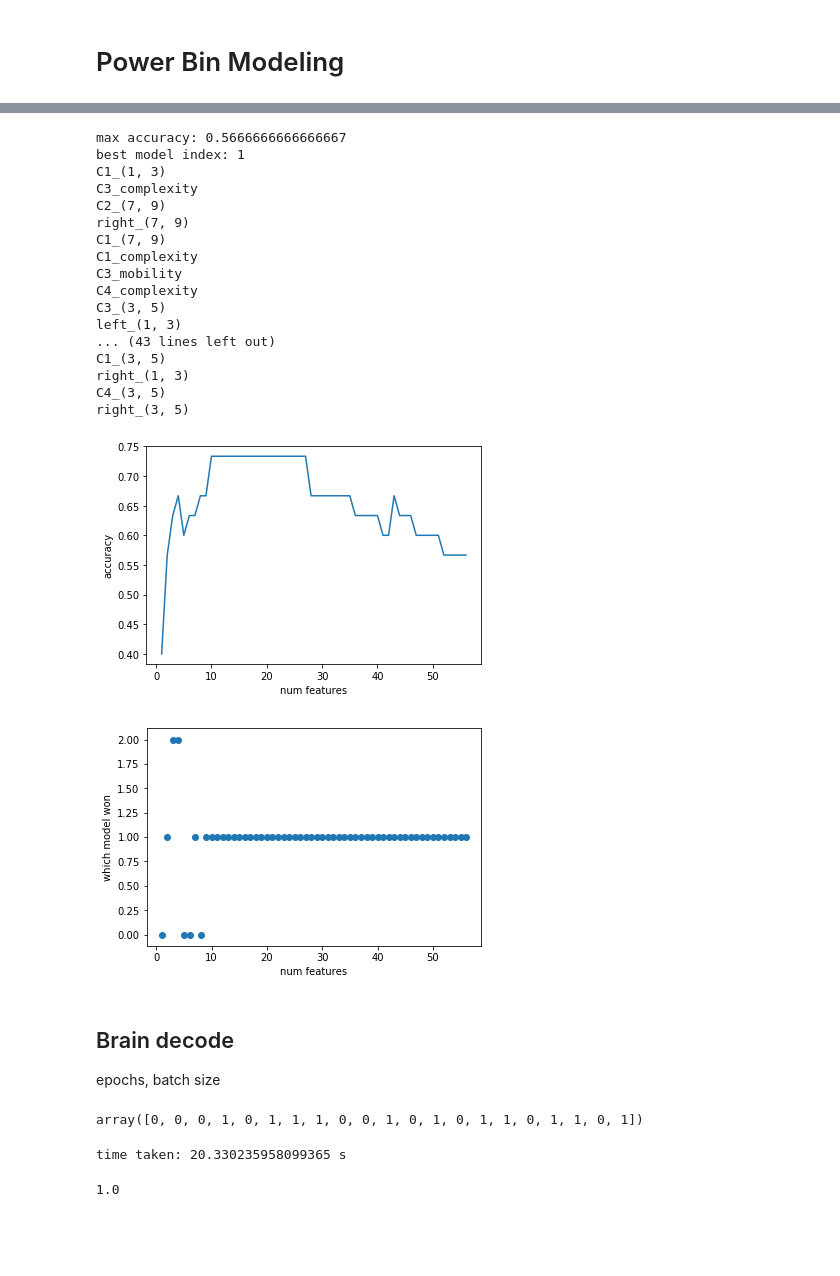
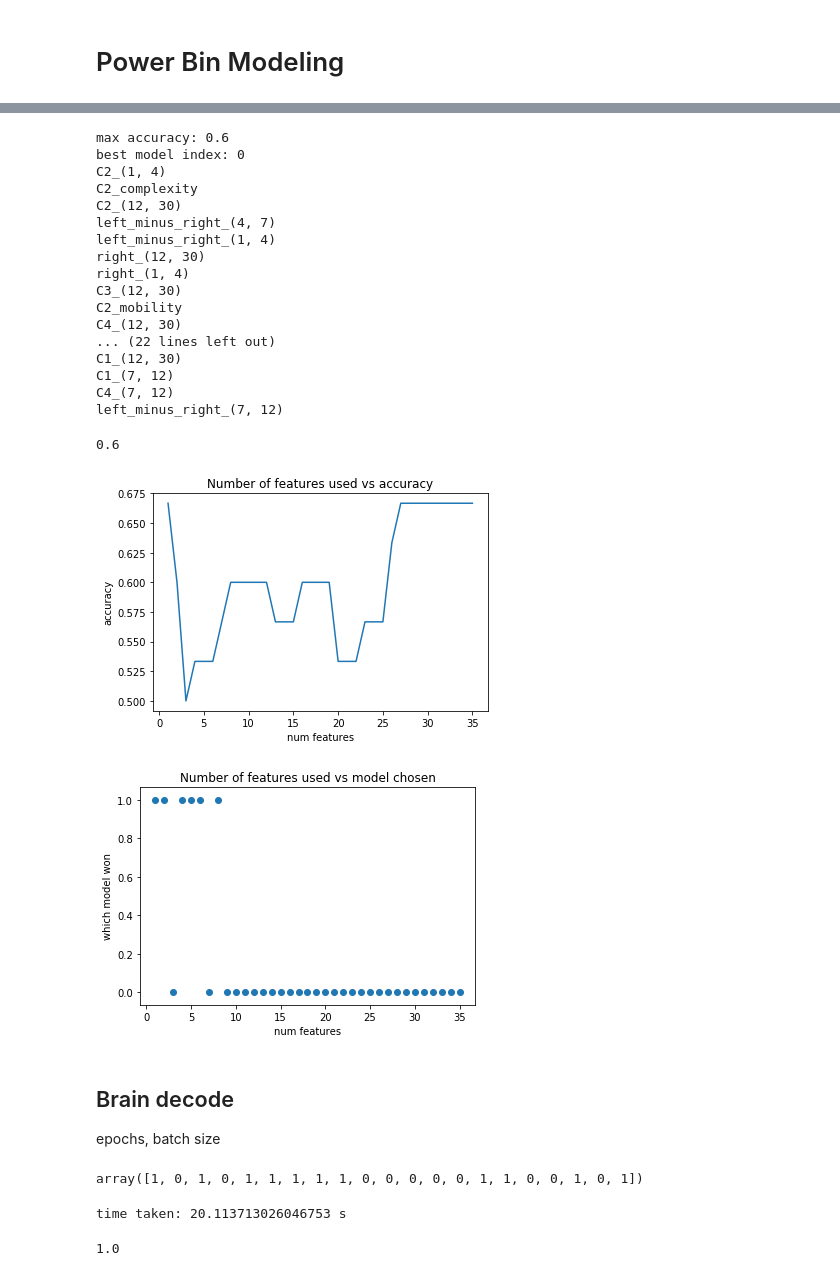
Before and after one commit to NeuroTech-UCSD/Motor-Imagery-App-Project, a Jupyter notebook: ML/Self-Recorded_Modeling.ipynb, the cells around one changed output, grey strips where cells are left out. Cells and saved outputs as stored; diff of their text form; code cells hidden in the pictures; blank space fills up the shorter version.

Commit message:
Rerun with 15_motorvis dataset

```diff
--- a/ML/Self-Recorded_Modeling.ipynb
+++ b/ML/Self-Recorded_Modeling.ipynb
@@ -94,8 +94,8 @@ class myModel:
 ## Load Data
 # %%
 ## Loading data without EMG
-eeg_filename = "./data/self_recorded/eeg_data 15_withSqueeze.csv"
-event_filename = "./data/self_recorded/event_data 15_withSqueeze.csv"
+eeg_filename = "./data/self_recorded/eeg_data 15_motorvis.csv"
+event_filename = "./data/self_recorded/event_data 15_motorvis.csv"
 
 eeg_chans = ['C4','C2', 'C1', 'C3']
 chans = eeg_chans
@@ -199,9 +199,9 @@ Y = np.array(Y_shuffled)
 class PowerBinModel(myModel): # XDAWN Covariance Preprocessing + Linear Regression Classifier
     def __init__(self, chans, num_top=5):
         super().__init__()
-        self.mod_types = [SVC, LogisticRegression, LinearDiscriminantAnalysis]
+        self.mod_types = [LogisticRegression, LinearDiscriminantAnalysis]
         self.mod_type = self.mod_types[0]
-        self.binning = [1, 3, 5, 7, 9, 12, 20, 40] #[0.5, 4, 7, 12, 30]
+        self.binning = [1, 4, 7, 12, 30] # [1, 3, 5, 7, 9, 12, 20, 40] #
         self.intervals = getIntervals(self.binning)
         self.model = self.mod_type()
         self.scaler = StandardScaler()
@@ -386,36 +386,42 @@ power_bin_model.fit(X, Y)
 for i in power_bin_model.feature_indx:
     print(all_feats[i])
 # %% [output]
-max accuracy: 0.5666666666666667
-best model index: 1
-C1_(1, 3)
-C3_complexity
-C2_(7, 9)
-right_(7, 9)
-C1_(7, 9)
-C1_complexity
-C3_mobility
-C4_complexity
-C3_(3, 5)
-left_(1, 3)
-... (43 lines left out)
-C1_(3, 5)
-right_(1, 3)
-C4_(3, 5)
-right_(3, 5)
+max accuracy: 0.6
+best model index: 0
+C2_(1, 4)
+C2_complexity
+C2_(12, 30)
+left_minus_right_(4, 7)
+left_minus_right_(1, 4)
+right_(12, 30)
+right_(1, 4)
+C3_(12, 30)
+C2_mobility
+C4_(12, 30)
+... (22 lines left out)
+C1_(12, 30)
+C1_(7, 12)
+C4_(7, 12)
+left_minus_right_(7, 12)
+# %%
+accs[7]
+# %% [output]
+0.6
 # %%
 plt.plot(list(range(1,num_feats)), accs)
 plt.xlabel("num features")
 plt.ylabel("accuracy")
+plt.title("Number of features used vs accuracy")
 plt.show()
 
 plt.scatter(list(range(1,num_feats)), indxs)
 plt.xlabel("num features")
 plt.ylabel("which model won")
+plt.title("Number of features used vs model chosen")
 plt.show()
 # %% [output]
-[figure, old version]
+[figure, new version]
-[figure, old version]
+[figure, new version]
 # %% [markdown]
 ## Brain decode
 epochs, batch size
@@ -442,7 +448,7 @@ whole_set = SignalAndTarget(X, Y-1)
 # %%
 train_set.y
 # %% [output]
-array([0, 0, 0, 1, 0, 1, 1, 1, 0, 0, 1, 0, 1, 0, 1, 1, 0, 1, 1, 0, 1])
+array([1, 0, 1, 0, 1, 1, 1, 1, 1, 0, 0, 0, 0, 0, 1, 1, 0, 0, 1, 0, 1])
 # %%
 # Brain Decode model
 
@@ -469,7 +475,7 @@ end_time = time.time()
 elapsed = end_time - start_time
 print("time taken:", elapsed, "s")
 # %% [output]
-time taken: 20.330235958099365 s
+time taken: 20.113713026046753 s
 # %%
 pred_train_y = model_t.predict_classes(train_set.X)
 
```
Also changed, not shown: parts of 11 cells of this notebook, 1 other file.
